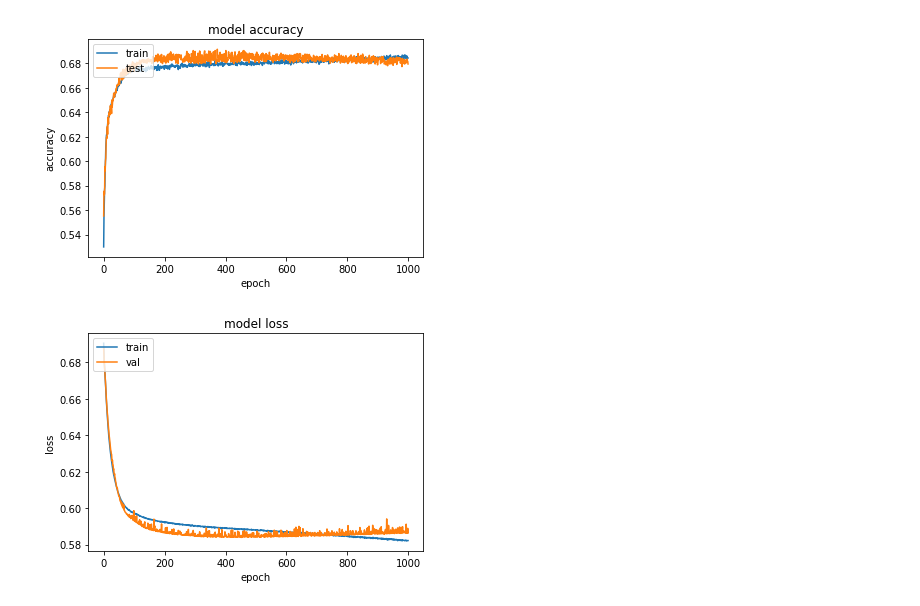
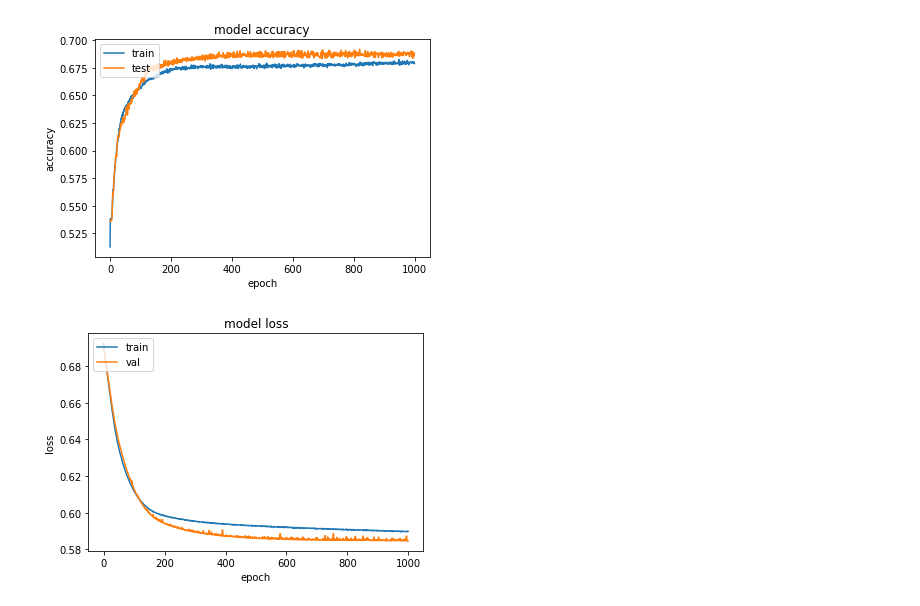
Before and after one commit to lotrmay/TensorFlow_Learning, a Jupyter notebook: bc.ipynb, the cells around one changed output. Drawn from its saved outputs; the diff is of its cells as text; code cells hidden in the pictures.

```diff
--- a/bc.ipynb
+++ b/bc.ipynb
@@ -16,6 +16,7 @@ from keras.models import Sequential
 from keras.layers import Dense
 from tensorflow.keras import utils as np_utils
 import matplotlib.pyplot as plt
+from sklearn.neighbors import LocalOutlierFactor
 import numpy
 import keras
 CSV_COLUMN_NAMES=['Odds_firstTeam','Odds_secondTeam','Rank_firstTeam','Rank_secondTeam','WinRate_firstTeam','WinRate_secondTeam','PistolWinRate_firstTeam','PistolWinRate_secondTeam',
@@ -38,6 +39,41 @@ train=pd.read_csv('/content/pokus.csv',sep=";",names=CSV_COLUMN_NAMES,error_bad_
 train.pop('Match_link')
 train.pop('team_one_name')
 train.pop('team_two_name')
+'''
+train.pop('playerAAGrenadeDmg')
+train.pop('playerABGrenadeDmg')
+train.pop('playerACGrenadeDmg')
+train.pop('playerADGrenadeDmg')
+train.pop('playerAEGrenadeDmg')
+train.pop('playerBAGrenadeDmg')
+train.pop('playerBBGrenadeDmg')
+train.pop('playerBCGrenadeDmg')
+train.pop('playerBDGrenadeDmg')
+train.pop('playerBEGrenadeDmg')
+
+train.pop('playerAAKast')
+train.pop('playerABKast')
+train.pop('playerACKast')
+train.pop('playerADKast')
+train.pop('playerAEKast')
+train.pop('playerBAKast')
+train.pop('playerBBKast')
+train.pop('playerBCKast')
+train.pop('playerBDKast')
+train.pop('playerBEKast')
+
+train.pop('playerAAKD')
+train.pop('playerABKD')
+train.pop('playerACKD')
+train.pop('playerADKD')
+train.pop('playerAEKD')
+train.pop('playerBAKD')
+train.pop('playerBBKD')
+train.pop('playerBCKD')
+train.pop('playerBDKD')
+train.pop('playerBEKD')
+'''
+
 target_column = ['Result']
 predictors = list(set(list(train.columns))-set(target_column))
 scaler = MinMaxScaler(feature_range=(0.01, 0.99))
@@ -52,43 +88,49 @@ X = train[predictors].values
 y = train[target_column].values
 #print(X)
 
-X_train, X_test, y_train, y_test = train_test_split(X, y, test_size=0.15, random_state=9)#32 je ok a skončil jsem na 32
+X_train, X_test, y_train, y_test = train_test_split(X, y, test_size=0.15, random_state=9)#32 #888
 print(X_train.shape); print(X_test.shape)
-y_train = np_utils.to_categorical(y_train)
-y_test = np_utils.to_categorical(y_test)
+#y_train = np_utils.to_categorical(y_train)
+#y_test = np_utils.to_categorical(y_test)#tohle nepoužívám, protože mám sigmoid a výsledky můžou být jen 1 nebo 0, takže to není nutné dělat  z toho kategorizační vektory
 count_classes = y_test.shape[1]
 
 
 model = Sequential()
 model.add(Dense(98, activation='relu'))
-model.add(Dense(30, activation='relu'))
 model.add(Dense(15, activation='relu'))
-model.add(Dense(5, activation='relu'))
-model.add(Dense(2, activation='softmax'))
+model.add(Dense(10, activation='relu'))
+model.add(Dense(1, activation='sigmoid'))#binary sigmoid     categorical softmax
 
-# Compile the model
-model.compile(optimizer=keras.optimizers.Adadelta(learning_rate=0.02), #keras.optimizers.SGD(learning_rate=0.01)
-              loss='categorical_crossentropy',
+
+model.compile(optimizer=keras.optimizers.Adadelta(learning_rate=0.017), #keras.optimizers.SGD(learning_rate=0.01)
+              loss='binary_crossentropy',
               metrics=['accuracy'])
 #change number of hidden layers and change the learning rate up to 0.9
+
+#adadelta-lr 0.04 78 (bez grenadedmg a kast) 20 4 1 sigmoid binary crossentropy  1000 epochs a 64 batch size a 9 rs
 #adadelta-lr 0.015 98 30 15 5 2 rs9 testsize 0.15 64batchsize  Accuracy on test data: 0.690095841884613%
-
 #adadelta-lr 0.02 98 35 15 2 rs17 testsize 0.15 64batchsize 0.15 test rate Accuracy on test data: 0.6890308856964111%
 #record accuracy má Adadelta(0.01), categorical_crossentropy 98,50,2 1000 epochs a 32 batch size
 #record accuracy má adadelta(0.01) 86 random state 32 batch size a 1000 epochs  test accuracy: 0.674478
-#adadelta
+#adadelta zatím top
 #binary_crossentropy
 #categorical_crossentropy
 # categorical_hinge 0.677
 # hinge 0.667
-# MeanAbsoluteError 0.654, ale do 1500 epochs to bylo nad 0.67
-# MeanAbsolutePercentageError 0.6814 nevyskytuje se snížení po 1500 epochs jako minule
+# MeanAbsoluteError 0.654,
+# MeanAbsolutePercentageError 0.6814
+
+lof = LocalOutlierFactor()
+yhat = lof.fit_predict(X_train)
+# select all rows that are not outliers
+mask = yhat != -1
+X_train, y_train = X_train[mask, :], y_train[mask]
+print(X_train.shape, X_train.shape)
 history = model.fit(X_train, y_train, epochs=1000,batch_size=64,validation_data=(X_test, y_test))
 
 pred_train= model.predict(X_train)
 scores = model.evaluate(X_train, y_train, verbose=0)
 print('Accuracy on training data: {}% \n Error on training data: {}'.format(scores[1], 1 - scores[1]))
-
 pred_test= model.predict(X_test)
 
 
@@ -109,6 +151,7 @@ plt.ylabel('loss')
 plt.xlabel('epoch')
 plt.legend(['train', 'val'], loc='upper left')
 plt.show()
+#poznatky-vypadá to, že grenade damage každého hráče je nadbytečná a síť bez této informace vykazuje lepší výsledky
 # %% [output]
 (15958, 98)
 (2817, 98)
@@ -130,2 +173,2 @@ Accuracy on test data: 0.6794462203979492%
-[figure, old version]
+[figure, new version]
-[figure, old version]
+[figure, new version]
```
Also changed, not shown: parts of 3 cells of this notebook.
